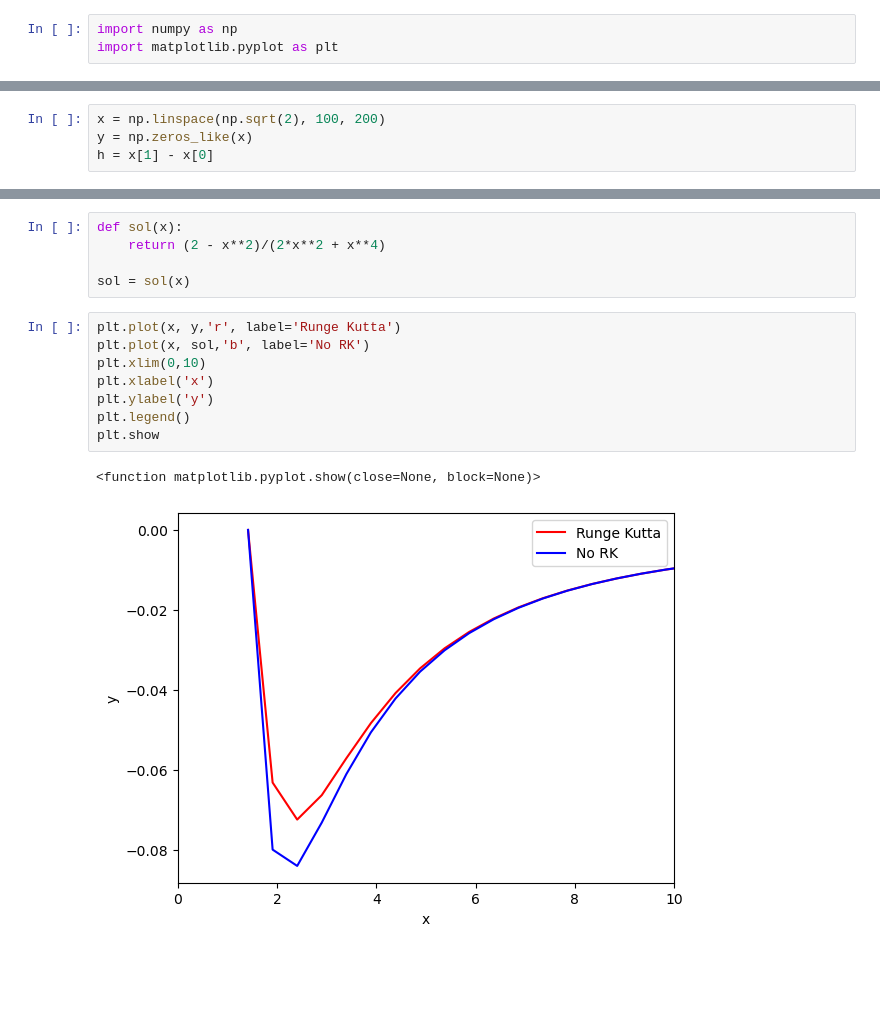
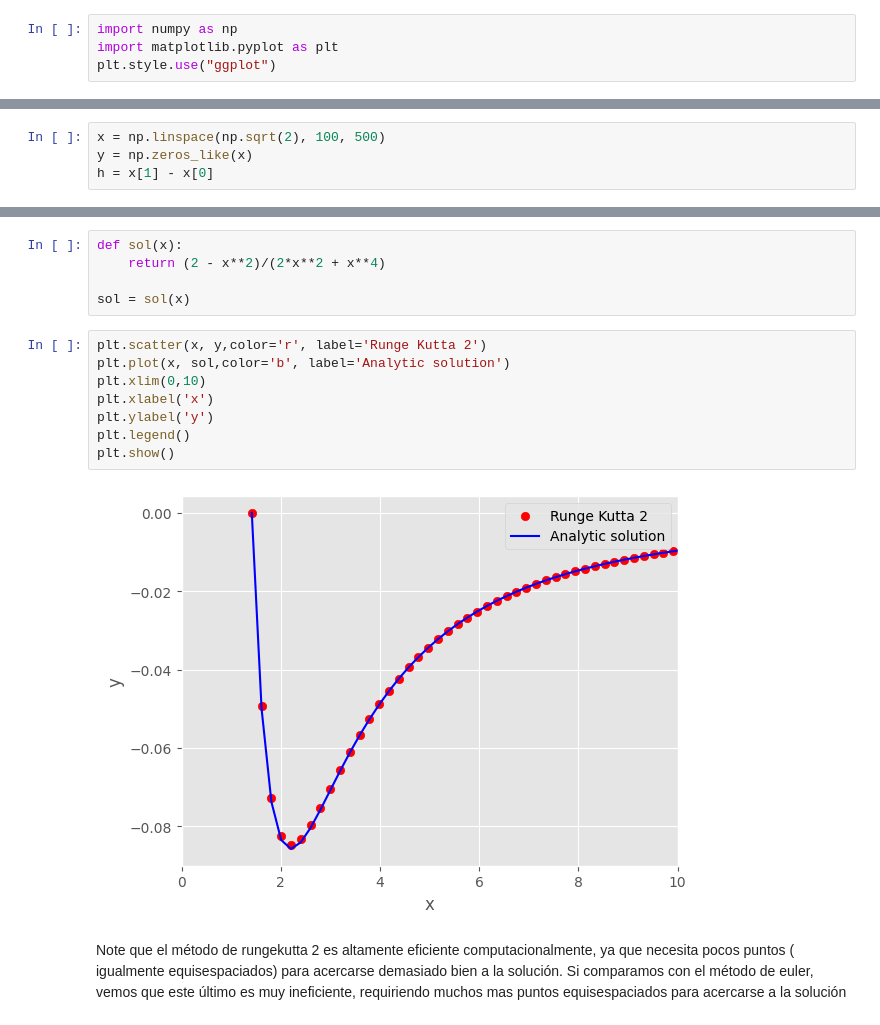
Before and after one commit to Ratabart666/MetodosII_ThomasGomez_AntonioVargas, a Jupyter notebook: Homework 2/Tarea 2 Punto 3.ipynb, the cells around one changed output, grey strips where cells are left out. Drawn from its saved outputs; the diff is of its cells as text; blank space fills up the shorter version.

```diff
--- a/Homework 2/Tarea 2 Punto 3.ipynb
+++ b/Homework 2/Tarea 2 Punto 3.ipynb
@@ -1,11 +1,12 @@
 # %%
 import numpy as np
 import matplotlib.pyplot as plt
+plt.style.use("ggplot")
 # %%
 def f(x,y):
     return (x*y**2) - (2*y/x) - (1/x**3)
 # %%
-x = np.linspace(np.sqrt(2), 100, 200)
+x = np.linspace(np.sqrt(2), 100, 500)
 y = np.zeros_like(x)
 h = x[1] - x[0]
 # %%
@@ -25,13 +26,14 @@ def sol(x):
 
 sol = sol(x)
 # %%
-plt.plot(x, y,'r', label='Runge Kutta')
-plt.plot(x, sol,'b', label='No RK')
+plt.scatter(x, y,color='r', label='Runge Kutta 2')
+plt.plot(x, sol,color='b', label='Analytic solution')
 plt.xlim(0,10)
 plt.xlabel('x')
 plt.ylabel('y')
 plt.legend()
-plt.show
+plt.show()
 # %% [output]
-<function matplotlib.pyplot.show(close=None, block=None)>
-[figure, old version]
+[figure, new version]
+# %% [markdown]
+ Note que el método de rungekutta 2 es altamente eficiente computacionalmente, ya que necesita pocos puntos ( igualmente equisespaciados) para acercarse demasiado bien a la solución. Si comparamos con el método de euler, vemos que este último es muy ineficiente, requiriendo muchos mas puntos equisespaciados para acercarse a la solución
```
Also changed, not shown: 10 other files.
